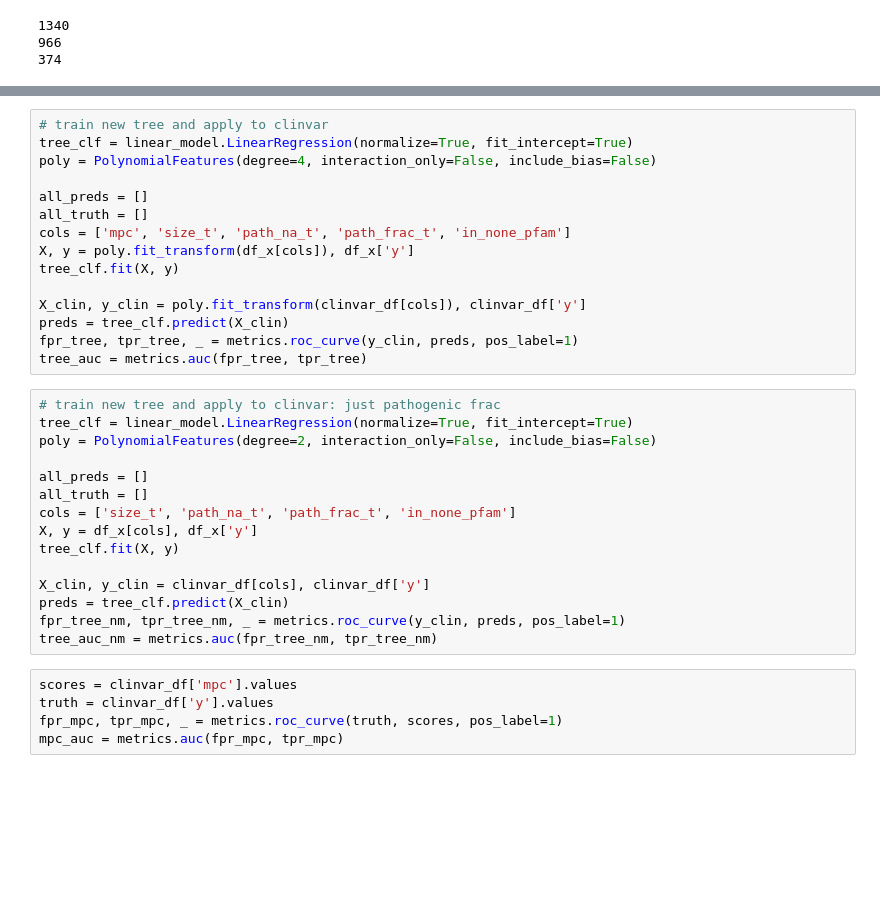
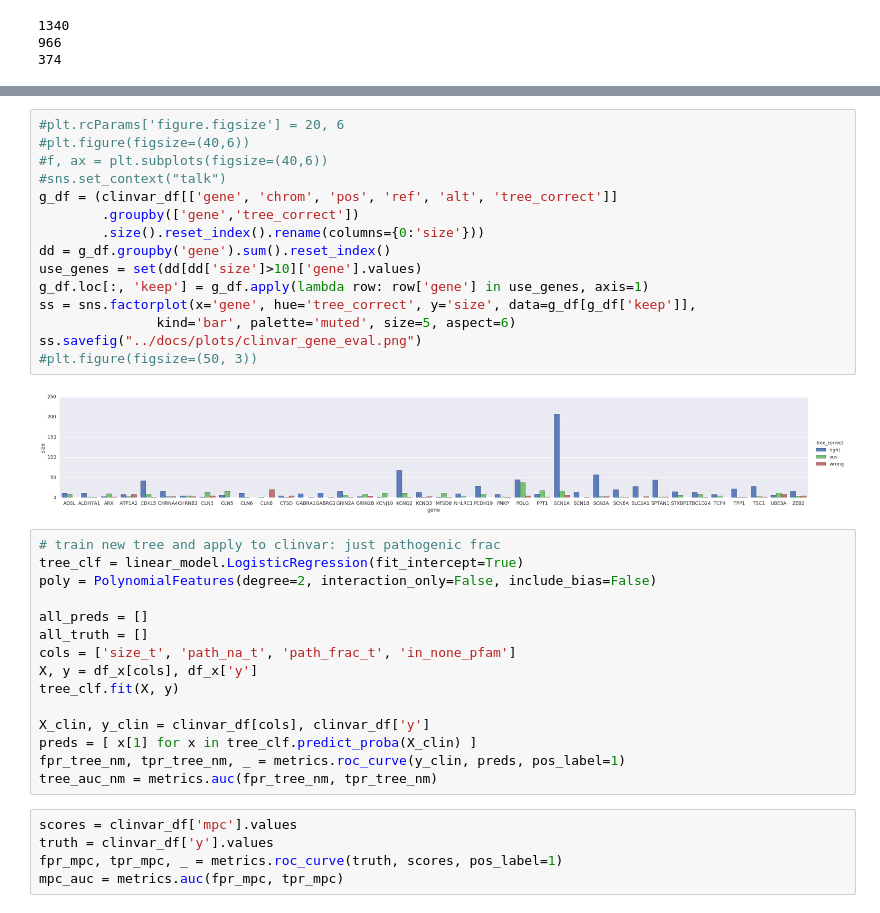
Before and after one commit to samesense/pathopredictor, a Jupyter notebook: notebooks/predict-for-missense-clinvar-union_features-regression.ipynb, the cells around one changed output, grey strips where cells are left out. Drawn from its saved outputs; the diff is of its cells as text; blank space fills up the shorter version.

```diff
--- a/notebooks/predict-for-missense-clinvar-union_features-regression.ipynb
+++ b/notebooks/predict-for-missense-clinvar-union_features-regression.ipynb
@@ -129,33 +154,35 @@ print(len(clinvar_df[clinvar_df.y==0]))
+# %%
+#plt.rcParams['figure.figsize'] = 20, 6
+#plt.figure(figsize=(40,6))
+#f, ax = plt.subplots(figsize=(40,6))
+#sns.set_context("talk")
+g_df = (clinvar_df[['gene', 'chrom', 'pos', 'ref', 'alt', 'tree_correct']]
+        .groupby(['gene','tree_correct'])
+        .size().reset_index().rename(columns={0:'size'}))
+dd = g_df.groupby('gene').sum().reset_index()
+use_genes = set(dd[dd['size']>10]['gene'].values)
+g_df.loc[:, 'keep'] = g_df.apply(lambda row: row['gene'] in use_genes, axis=1)
+ss = sns.factorplot(x='gene', hue='tree_correct', y='size', data=g_df[g_df['keep']],
+               kind='bar', palette='muted', size=5, aspect=6)
+ss.savefig("../docs/plots/clinvar_gene_eval.png")
+#plt.figure(figsize=(50, 3))
+# %% [output]
+[figure, added]
 # %%
-# train new tree and apply to clinvar
-tree_clf = linear_model.LinearRegression(normalize=True, fit_intercept=True)
-poly = PolynomialFeatures(degree=4, interaction_only=False, include_bias=False)
+# train new tree and apply to clinvar: just pathogenic frac
+tree_clf = linear_model.LogisticRegression(fit_intercept=True)
+poly = PolynomialFeatures(degree=2, interaction_only=False, include_bias=False)
 
 all_preds = []
 all_truth = []
-cols = ['mpc', 'size_t', 'path_na_t', 'path_frac_t', 'in_none_pfam']
-X, y = poly.fit_transform(df_x[cols]), df_x['y']
+cols = ['size_t', 'path_na_t', 'path_frac_t', 'in_none_pfam']
+X, y = df_x[cols], df_x['y']
 tree_clf.fit(X, y)
 
-X_clin, y_clin = poly.fit_transform(clinvar_df[cols]), clinvar_df['y']
-preds = tree_clf.predict(X_clin)
-fpr_tree, tpr_tree, _ = metrics.roc_curve(y_clin, preds, pos_label=1)
-tree_auc = metrics.auc(fpr_tree, tpr_tree)
+X_clin, y_clin = clinvar_df[cols], clinvar_df['y']
+preds = [ x[1] for x in tree_clf.predict_proba(X_clin) ]
+fpr_tree_nm, tpr_tree_nm, _ = metrics.roc_curve(y_clin, preds, pos_label=1)
+tree_auc_nm = metrics.auc(fpr_tree_nm, tpr_tree_nm)
-# %%
-# train new tree and apply to clinvar: just pathogenic frac
-tree_clf = linear_model.LinearRegression(normalize=True, fit_intercept=True)
-poly = PolynomialFeatures(degree=2, interaction_only=False, include_bias=False)
-
-all_preds = []
-all_truth = []
-cols = ['size_t', 'path_na_t', 'path_frac_t', 'in_none_pfam']
-X, y = df_x[cols], df_x['y']
-tree_clf.fit(X, y)
-
-X_clin, y_clin = clinvar_df[cols], clinvar_df['y']
-preds = tree_clf.predict(X_clin)
-fpr_tree_nm, tpr_tree_nm, _ = metrics.roc_curve(y_clin, preds, pos_label=1)
-tree_auc_nm = metrics.auc(fpr_tree_nm, tpr_tree_nm)
 # %%
 scores = clinvar_df['mpc'].values
 truth = clinvar_df['y'].values
```
Also changed, not shown: parts of 4 cells of this notebook, 1 other file.
